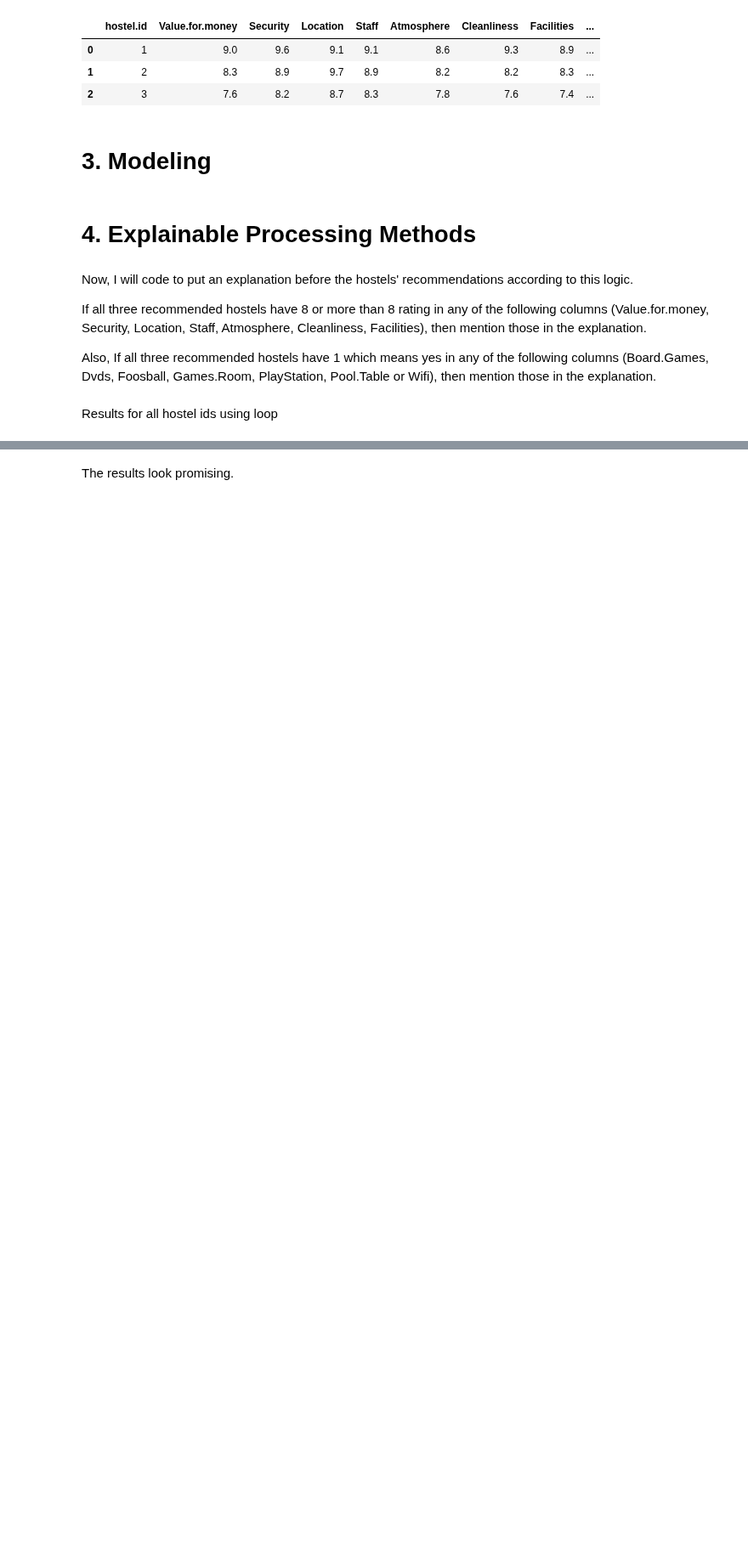
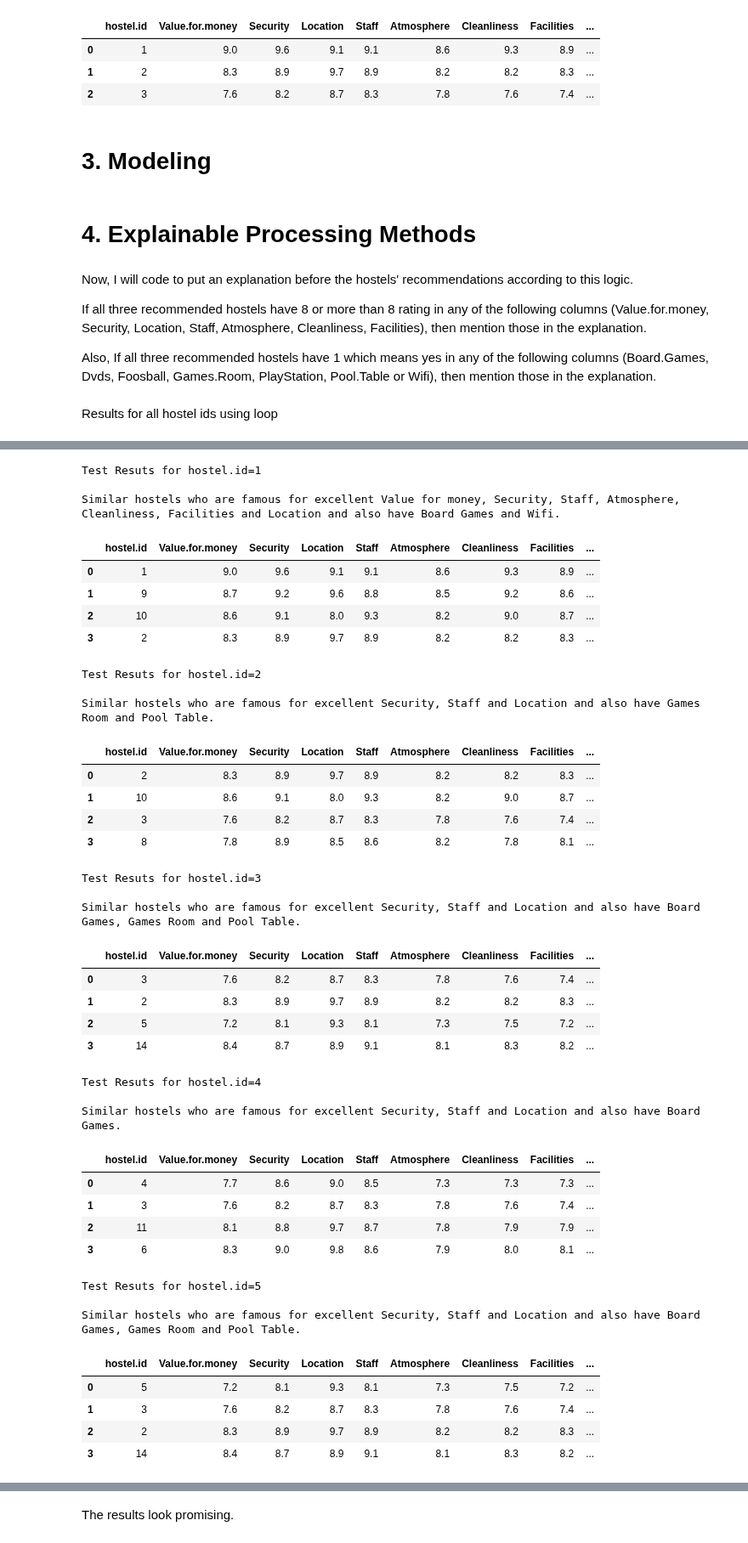
Before and after one commit to shehzadahmedqureshi/portfolio, a Jupyter notebook: Explainable_Hostel_Recommender_System.ipynb, the cells around one changed output, grey strips where cells are left out. Shown at 85% size. Drawn from its saved outputs; the diff is of its cells as text; code cells hidden in the pictures; blank space fills up the shorter version.

```diff
--- a/Explainable_Hostel_Recommender_System.ipynb
+++ b/Explainable_Hostel_Recommender_System.ipynb
@@ -254,6 +258,7 @@ def getExplaination(finalShowDown):
     games_room = processEntertainment(finalShowDown['Games.Room'])
     play_station = processEntertainment(finalShowDown['PlayStation'])
     pool_table = processEntertainment(finalShowDown['Pool.Table'])
+    wifi = processEntertainment(finalShowDown['Wifi'])
 
     entertainment = ""
     if(board_games):
@@ -268,6 +273,8 @@ def getExplaination(finalShowDown):
         entertainment+='PlayStation, '
     if(pool_table):
         entertainment+='Pool Table, '
+    if(wifi):
+        entertainment+='Wifi, '
 
     if entertainment != "":
         entertainment = removeLastOccurence(entertainment, ",")
@@ -292,21 +299,3 @@ def removeAgainOccurence(str_val, delimiter):
     return new_string
 # %% [markdown]
 Results for all hostel ids using loop
-# %%
-for i in range(1,121):
-    df_recs = get_hostel_recommendations(df_hostels, i)
-
-    df_final = df_recs.head(n=4)
-
-    city = Remove(df_final.City)
-
-    # Now make recommendations for only the data where city is fetched from above
-    df_final = get_city_hostel_recommendations(df_hostels, city)
-
-    finalShowDown = df_final.head(n=3)
-
-    print("\n")
-    print('\033[1m'+"Test Resuts for hostel.id="+str(i)+"\n")
-    print(getExplaination(finalShowDown))
-
-    display(finalShowDown)
@@ -356,0 +302,57 @@ Similar hostels who are famous for excellent Value for money, Security, Staff an
+# %%
+for anchor_id in range(1,121):
+    getRows = getSameCityRows(anchor_id)
+
+    recommendations = get_recommendations(getRows, anchor_id)
+
+    finalShowDown = recommendations.head(n=4)
+
+    print("\n")
+    print('\033[1m'+"Test Resuts for hostel.id="+str(anchor_id)+"\n")
+    explaination = getExplaination(finalShowDown)
+    if(explaination == 'Similar hostels.'):
+        explaination = 'Similar hostels which are close in Distance and Price.'
+    print(explaination)
+
+    display(finalShowDown)
+# %% [output]
+Test Resuts for hostel.id=1
+
+Similar hostels who are famous for excellent Value for money, Security, Staff, Atmosphere, Cleanliness, Facilities and Location and also have Board Games and Wifi.
+|  | hostel.id | Value.for.money | Security | Location | Staff | Atmosphere | Cleanliness | Facilities | ... |
+| 0 | 1 | 9.0 | 9.6 | 9.1 | 9.1 | 8.6 | 9.3 | 8.9 | ... |
+| 1 | 9 | 8.7 | 9.2 | 9.6 | 8.8 | 8.5 | 9.2 | 8.6 | ... |
+| 2 | 10 | 8.6 | 9.1 | 8.0 | 9.3 | 8.2 | 9.0 | 8.7 | ... |
+| 3 | 2 | 8.3 | 8.9 | 9.7 | 8.9 | 8.2 | 8.2 | 8.3 | ... |
+Test Resuts for hostel.id=2
+
+Similar hostels who are famous for excellent Security, Staff and Location and also have Games Room and Pool Table.
+|  | hostel.id | Value.for.money | Security | Location | Staff | Atmosphere | Cleanliness | Facilities | ... |
+| 0 | 2 | 8.3 | 8.9 | 9.7 | 8.9 | 8.2 | 8.2 | 8.3 | ... |
+| 1 | 10 | 8.6 | 9.1 | 8.0 | 9.3 | 8.2 | 9.0 | 8.7 | ... |
+| 2 | 3 | 7.6 | 8.2 | 8.7 | 8.3 | 7.8 | 7.6 | 7.4 | ... |
+| 3 | 8 | 7.8 | 8.9 | 8.5 | 8.6 | 8.2 | 7.8 | 8.1 | ... |
+Test Resuts for hostel.id=3
+
+Similar hostels who are famous for excellent Security, Staff and Location and also have Board Games, Games Room and Pool Table.
+|  | hostel.id | Value.for.money | Security | Location | Staff | Atmosphere | Cleanliness | Facilities | ... |
+| 0 | 3 | 7.6 | 8.2 | 8.7 | 8.3 | 7.8 | 7.6 | 7.4 | ... |
+| 1 | 2 | 8.3 | 8.9 | 9.7 | 8.9 | 8.2 | 8.2 | 8.3 | ... |
+| 2 | 5 | 7.2 | 8.1 | 9.3 | 8.1 | 7.3 | 7.5 | 7.2 | ... |
+| 3 | 14 | 8.4 | 8.7 | 8.9 | 9.1 | 8.1 | 8.3 | 8.2 | ... |
+Test Resuts for hostel.id=4
+
+Similar hostels who are famous for excellent Security, Staff and Location and also have Board Games.
+|  | hostel.id | Value.for.money | Security | Location | Staff | Atmosphere | Cleanliness | Facilities | ... |
+| 0 | 4 | 7.7 | 8.6 | 9.0 | 8.5 | 7.3 | 7.3 | 7.3 | ... |
+| 1 | 3 | 7.6 | 8.2 | 8.7 | 8.3 | 7.8 | 7.6 | 7.4 | ... |
+| 2 | 11 | 8.1 | 8.8 | 9.7 | 8.7 | 7.8 | 7.9 | 7.9 | ... |
+| 3 | 6 | 8.3 | 9.0 | 9.8 | 8.6 | 7.9 | 8.0 | 8.1 | ... |
+Test Resuts for hostel.id=5
+
+Similar hostels who are famous for excellent Security, Staff and Location and also have Board Games, Games Room and Pool Table.
+|  | hostel.id | Value.for.money | Security | Location | Staff | Atmosphere | Cleanliness | Facilities | ... |
+| 0 | 5 | 7.2 | 8.1 | 9.3 | 8.1 | 7.3 | 7.5 | 7.2 | ... |
+| 1 | 3 | 7.6 | 8.2 | 8.7 | 8.3 | 7.8 | 7.6 | 7.4 | ... |
+| 2 | 2 | 8.3 | 8.9 | 9.7 | 8.9 | 8.2 | 8.2 | 8.3 | ... |
+| 3 | 14 | 8.4 | 8.7 | 8.9 | 9.1 | 8.1 | 8.3 | 8.2 | ... |
```
Also changed, not shown: parts of 4 cells of this notebook.
